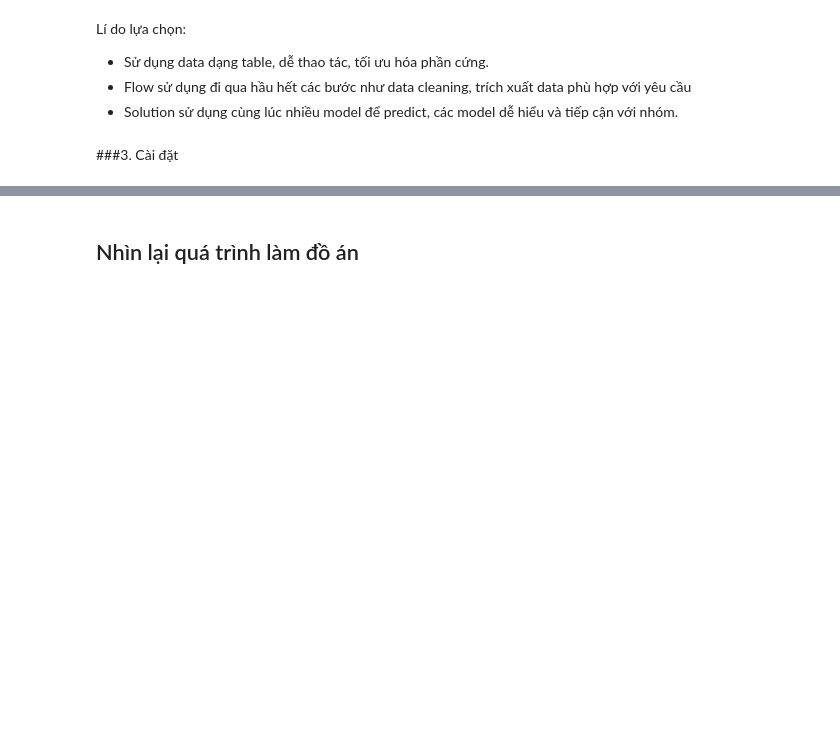
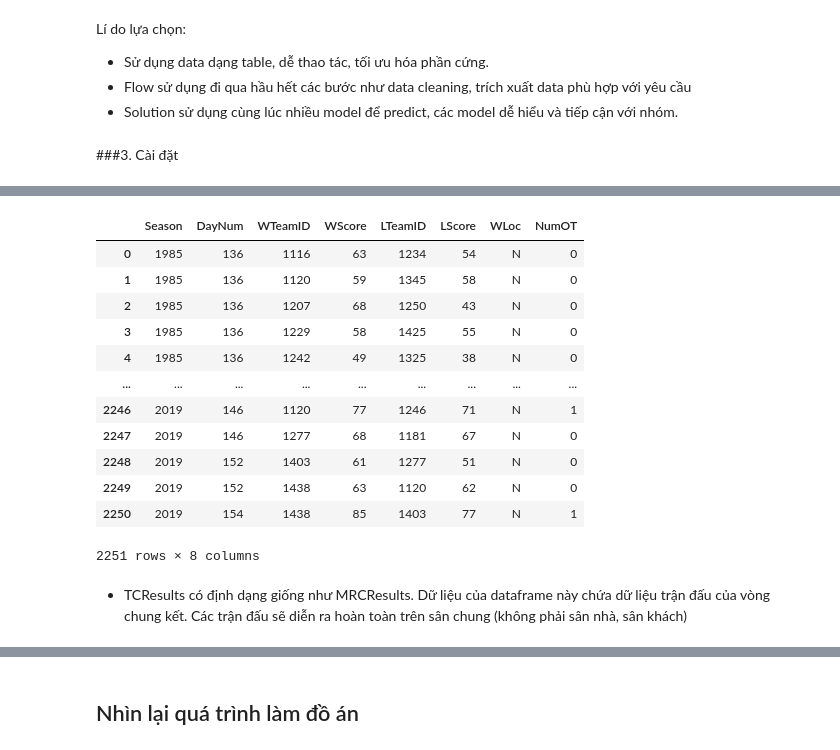
Before and after one commit to nomiku1999/KTDLUD, a Jupyter notebook: Report.ipynb, the cells around one changed output, grey strips where cells are left out. Drawn from its saved outputs; the diff is of its cells as text; code cells hidden in the pictures; blank space fills up the shorter version.

```diff
--- a/Report.ipynb
+++ b/Report.ipynb
@@ -74,0 +214,20 @@ Lí do lựa chọn:
+# %%
+TCResults = pd.read_csv('MNCAATourneyCompactResults.csv')
+# %%
+TCResults
+# %% [output]
+|  | Season | DayNum | WTeamID | WScore | LTeamID | LScore | WLoc | NumOT |
+| 0 | 1985 | 136 | 1116 | 63 | 1234 | 54 | N | 0 |
+| 1 | 1985 | 136 | 1120 | 59 | 1345 | 58 | N | 0 |
+| 2 | 1985 | 136 | 1207 | 68 | 1250 | 43 | N | 0 |
+| 3 | 1985 | 136 | 1229 | 58 | 1425 | 55 | N | 0 |
+| 4 | 1985 | 136 | 1242 | 49 | 1325 | 38 | N | 0 |
+| ... | ... | ... | ... | ... | ... | ... | ... | ... |
+| 2246 | 2019 | 146 | 1120 | 77 | 1246 | 71 | N | 1 |
+| 2247 | 2019 | 146 | 1277 | 68 | 1181 | 67 | N | 0 |
+| 2248 | 2019 | 152 | 1403 | 61 | 1277 | 51 | N | 0 |
+| 2249 | 2019 | 152 | 1438 | 63 | 1120 | 62 | N | 0 |
+| 2250 | 2019 | 154 | 1438 | 85 | 1403 | 77 | N | 1 |
+2251 rows × 8 columns
+# %% [markdown]
+* TCResults có định dạng giống như MRCResults. Dữ liệu của dataframe này chứa dữ liệu trận đấu của vòng chung kết. Các trận đấu sẽ diễn ra hoàn toàn trên sân chung (không phải sân nhà, sân khách)
```
Also changed, not shown: parts of 27 cells of this notebook.
